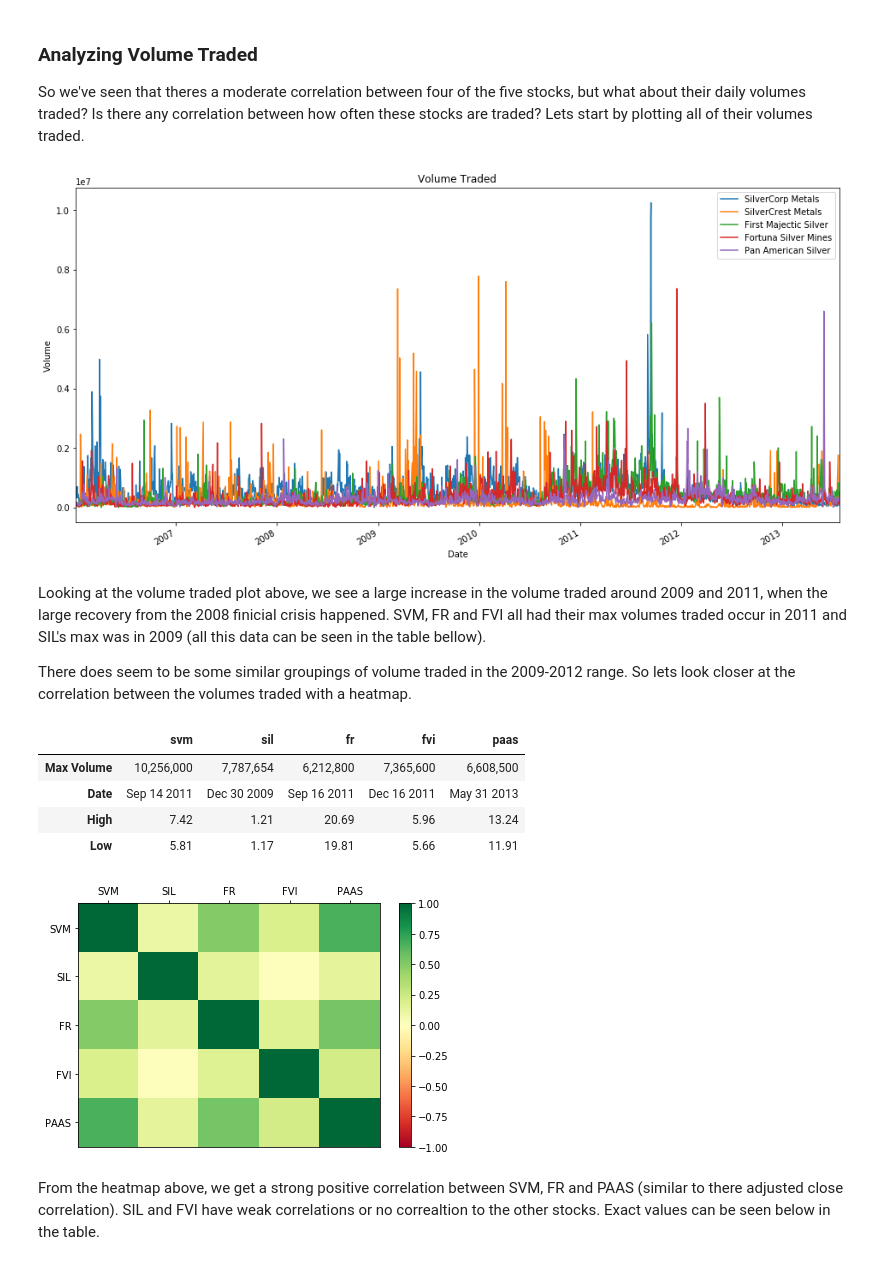
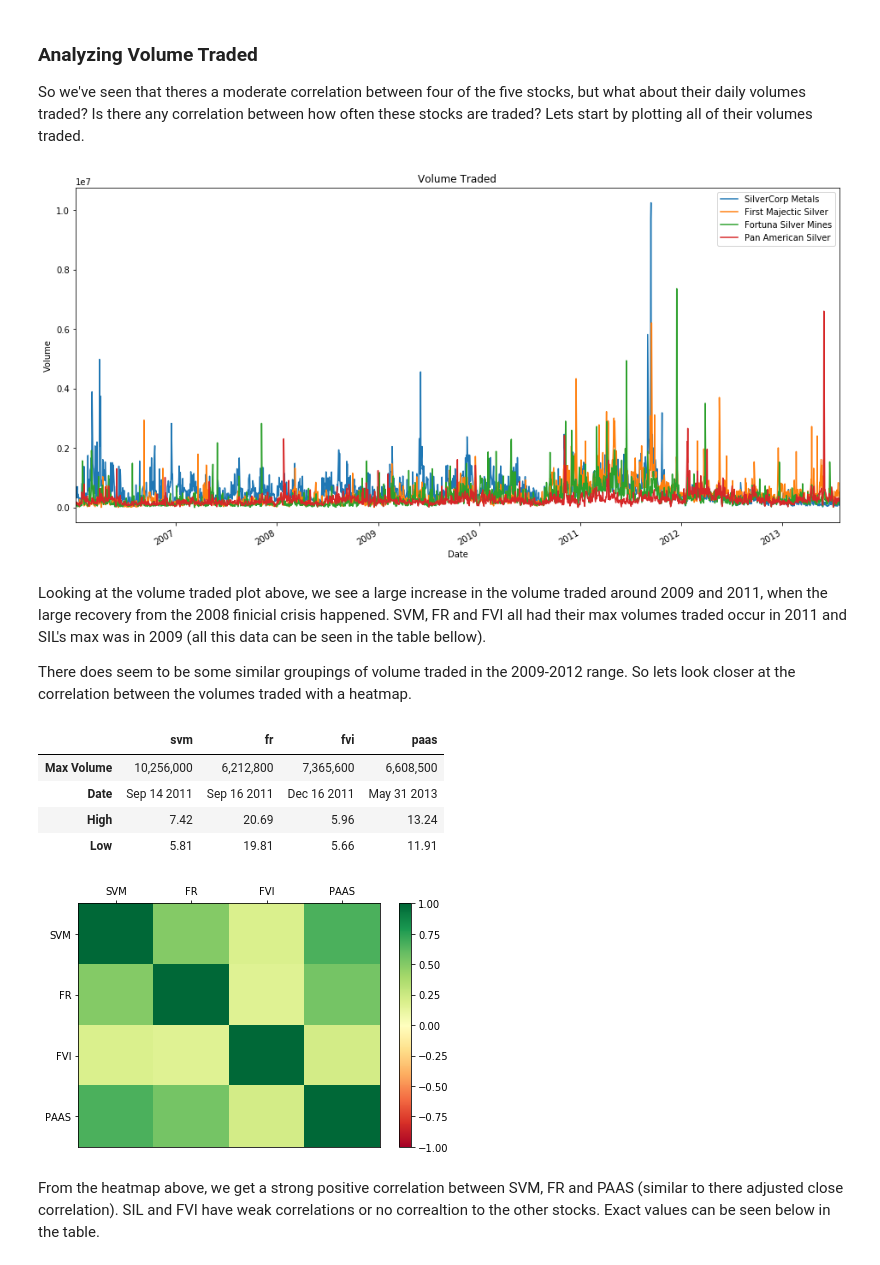
Before and after one commit to Benjamin-Pickers/Stock-Analysis, a Jupyter notebook: Stock analysis/ComparingCanadianSilverStocks.ipynb, the cells around one changed output. Drawn from its saved outputs; the diff is of its cells as text; code cells hidden in the pictures.

```diff
--- a/Stock analysis/ComparingCanadianSilverStocks.ipynb
+++ b/Stock analysis/ComparingCanadianSilverStocks.ipynb
@@ -498,14 +504,14 @@ So we've seen that theres a moderate correlation between four of the five stocks
 # %%
 #Compare volume traded
 svm_past['Volume'].plot(label='SilverCorp Metals', figsize=(16,8), title='Volume Traded')
-sil_past['Volume'].plot(label='SilverCrest Metals')
+#sil_past['Volume'].plot(label='SilverCrest Metals')
 fr_past['Volume'].plot(label='First Majectic Silver')
 fvi_past['Volume'].plot(label='Fortuna Silver Mines')
 paas_past['Volume'].plot(label='Pan American Silver')
 plt.ylabel('Volume')
 plt.legend();
 # %% [output]
-[figure, old version]
+[figure, new version]
 # %% [markdown]
 Looking at the volume traded plot above, we see a large increase in the volume traded around 2009 and 2011, when the large recovery from the 2008 finicial crisis happened. SVM, FR and FVI all had their max volumes traded occur in 2011 and SIL's max was in 2009 (all this data can be seen in the table bellow).
 
@@ -513,24 +519,24 @@ There does seem to be some similar groupings of volume traded in the 2009-2012 r
 # %%
 #Create a dataframe for the day that each stock had there max volume of shares traded
 #Refer to cell 9 for my info on createMaxVolume function
-data = createMaxVolumeDic(svm=svm_past, sil=sil_past, fr=fr_past, fvi=fvi_past, paas=paas_past)
+data = createMaxVolumeDic(svm=svm_past, fr=fr_past, fvi=fvi_past, paas=paas_past)
 df= pd.DataFrame(data, index= ['Max Volume', 'Date', 'High', 'Low'])
 df
 # %% [output]
-|  | svm | sil | fr | fvi | paas |
-| Max Volume | 10,256,000 | 7,787,654 | 6,212,800 | 7,365,600 | 6,608,500 |
-| Date | Sep 14 2011 | Dec 30 2009 | Sep 16 2011 | Dec 16 2011 | May 31 2013 |
-| High | 7.42 | 1.21 | 20.69 | 5.96 | 13.24 |
-| Low | 5.81 | 1.17 | 19.81 | 5.66 | 11.91 |
+|  | svm | fr | fvi | paas |
+| Max Volume | 10,256,000 | 6,212,800 | 7,365,600 | 6,608,500 |
+| Date | Sep 14 2011 | Sep 16 2011 | Dec 16 2011 | May 31 2013 |
+| High | 7.42 | 20.69 | 5.96 | 13.24 |
+| Low | 5.81 | 19.81 | 5.66 | 11.91 |
 # %%
-silver_past_volume = pd.concat([svm_past['Volume'], sil_past['Volume'], fr_past['Volume'], fvi_past['Volume'], paas_past['Volume']], axis=1)
-silver_past_volume.columns = ['SVM', 'SIL', 'FR', 'FVI', 'PAAS']
+silver_past_volume = pd.concat([svm_past['Volume'], fr_past['Volume'], fvi_past['Volume'], paas_past['Volume']], axis=1)
+silver_past_volume.columns = ['SVM', 'FR', 'FVI', 'PAAS']
 silver_past_volume = silver_past_volume.pct_change()
 silver_past_vol_corr = silver_past_volume.corr()
 
 heat_map(silver_past_vol_corr)
 # %% [output]
-[figure, old version]
+[figure, new version]
 # %% [markdown]
 From the heatmap above, we get a strong positive correlation between SVM, FR and PAAS (similar to there adjusted close correlation). SIL and FVI have weak correlations or no correaltion to the other stocks. Exact values can be seen below in the table.
 # %%
```
Also changed, not shown: parts of 33 cells of this notebook.
